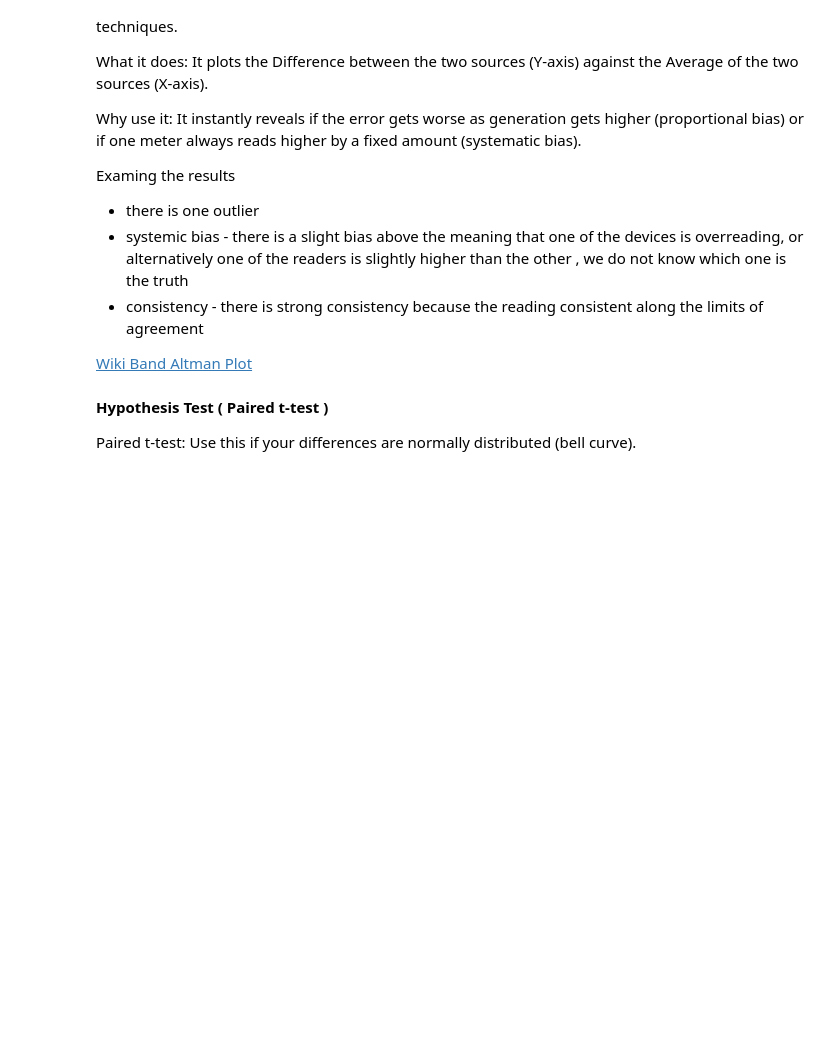
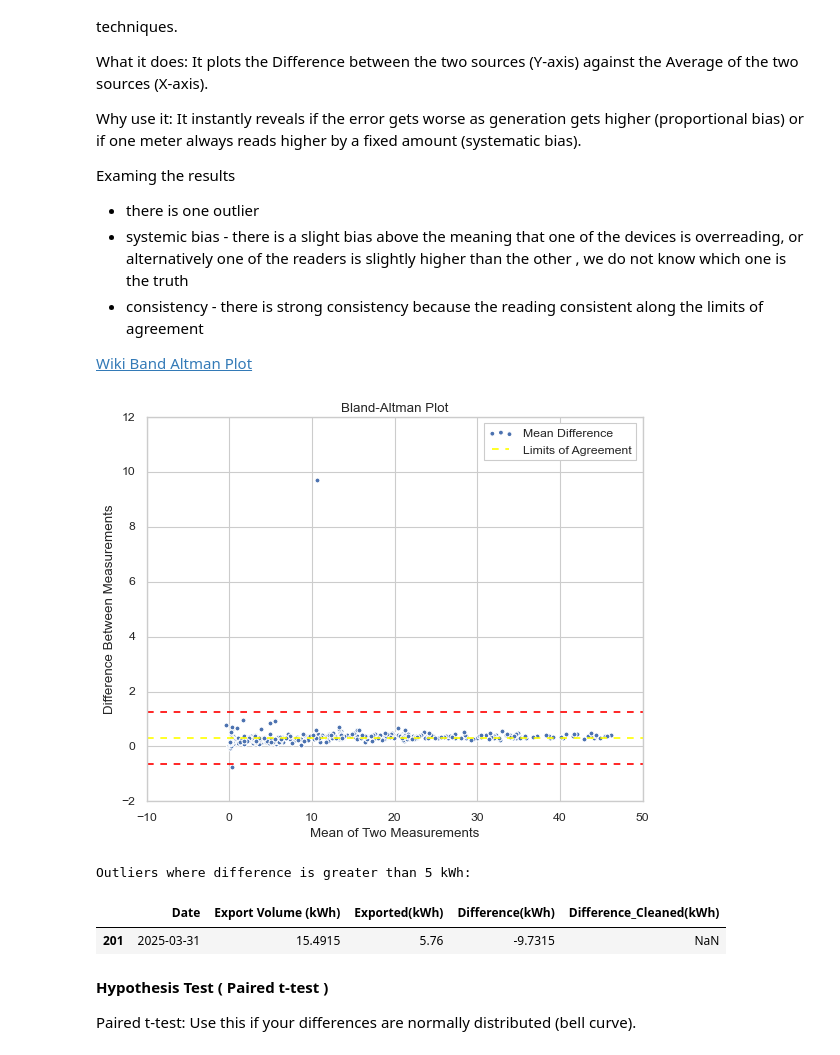
Before and after one commit to clydewatts1/PFDA-programming-for-data-analytics, a Jupyter notebook: big_project/big_project.ipynb, the cells around one changed output. Saved outputs shown, nothing was run; the diff lists cells and outputs as text; code cells hidden in the pictures; blank space fills up the shorter version.

```diff
--- a/big_project/big_project.ipynb
+++ b/big_project/big_project.ipynb
@@ -654,27 +715,32 @@ Examing the results
 # %%
 # View Bland-Altman Plot
 # asarray converts pandas series to numpy array
 data1 = np.asarray(df_esb_solar_merged['Export Volume (kWh)'])
 data2 = np.asarray(df_esb_solar_merged['Exported(kWh)'])
 # calculate the mean between the two measurements and the difference
 mean = np.mean([data1, data2], axis=0)
 diff = data1 - data2
 plt.scatter(mean, diff)
-plt.axhline(np.mean(diff), color='yellow', linestyle='--')
+plt.axhline(np.mean(diff), color='orange', linestyle='--')
 plt.axhline(np.mean(diff) + 1.96*np.std(diff), color='red', linestyle='--')
 plt.axhline(np.mean(diff) - 1.96*np.std(diff), color='red', linestyle='--')
 plt.xlabel('Mean of Two Measurements')
 plt.ylabel('Difference Between Measurements')
 plt.title('Bland-Altman Plot')
 # The yellow line represents the mean difference
 # The red lines represent the limits of agreement (mean difference ± 1.96 standard deviations)
 plt.legend(['Mean Difference', 'Limits of Agreement'])
 plt.show()
 # print out the outlier
 
 print("Outliers where difference is greater than 5 kWh:")
 outliers = df_esb_solar_merged[abs(df_esb_solar_merged['Difference(kWh)']) > 5]
 outliers
+# %% [output]
+[figure, added]
+Outliers where difference is greater than 5 kWh:
+|  | Date | Export Volume (kWh) | Exported(kWh) | Difference(kWh) | Difference_Cleaned(kWh) |
+| 201 | 2025-03-31 | 15.4915 | 5.76 | -9.7315 | NaN |
 # %% [markdown]
 __Hypothesis Test ( Paired t-test )__
 
```
Also changed, not shown: parts of 33 cells of this notebook, 3 other files.
